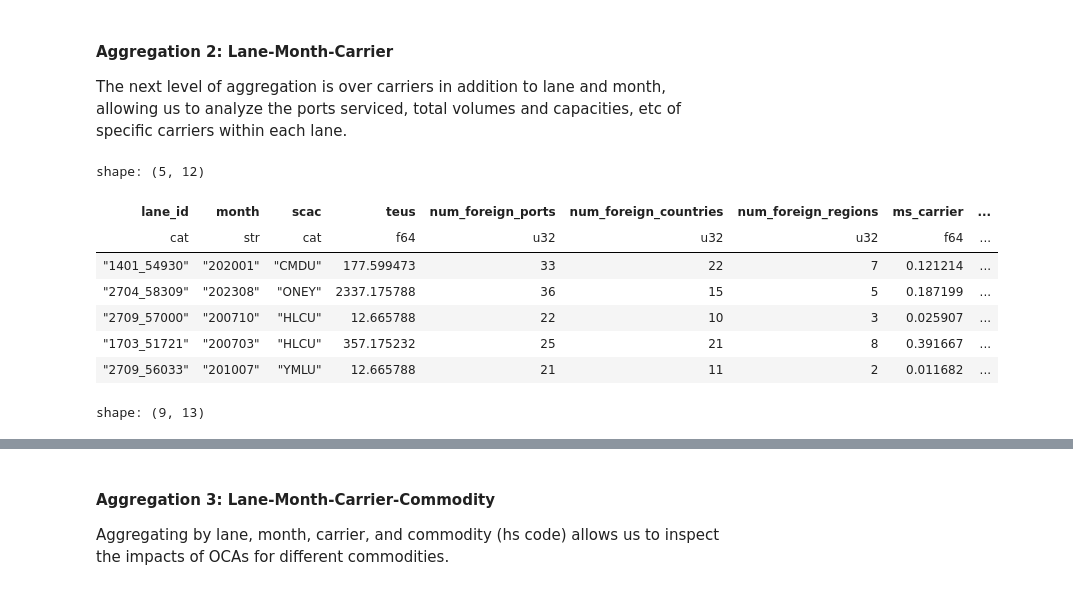
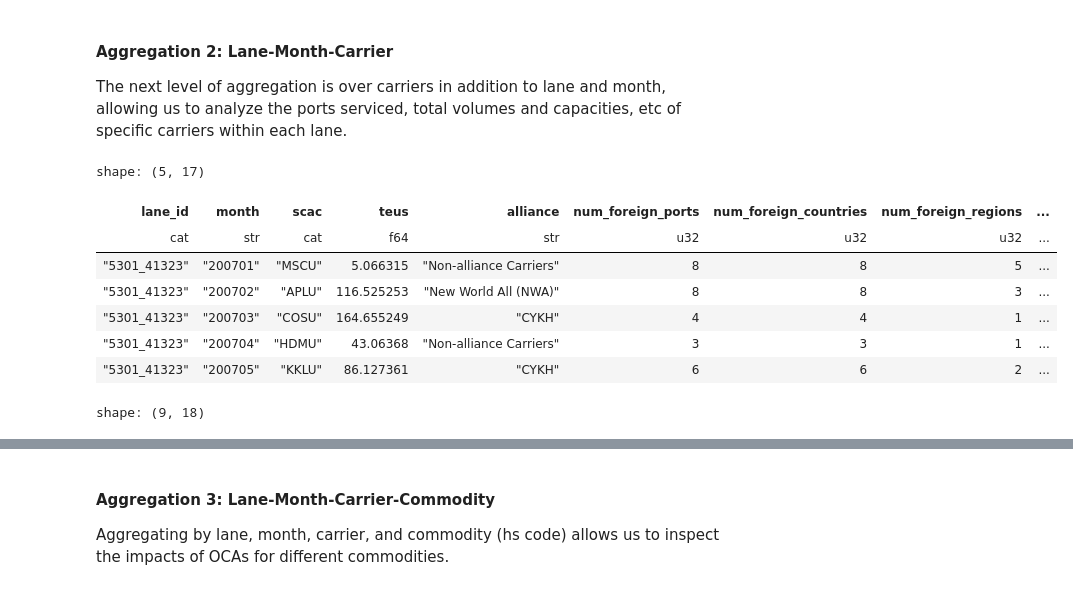
Before and after one commit to epistemetrica/Ocean-Carrier-Alliances-Project, a Jupyter notebook: analysis/oca_analyze_usda.ipynb, the cells around one changed output, grey strips where cells are left out. Drawn from its saved outputs; the diff is of its cells as text; code cells hidden in the pictures.

```diff
--- a/analysis/oca_analyze_usda.ipynb
+++ b/analysis/oca_analyze_usda.ipynb
@@ -235,3 +240,19 @@ long_lf = explode_hscodes(main_lf)
+# %%
+#construct dataframe of all lanes over all months
+
+#get unique lanes
+lanes_df = main_lf.select('lane_id').unique().collect()
+#create df of all months
+all_months_df = pl.DataFrame(
+    pl.date_range(date(2007,1,1), date(2023,12,1), interval='1mo', eager=True)
+    .dt.strftime('%Y%m'),
+    schema={'month':pl.Utf8}
+    )
+#cross join to create full set of unique pairs
+all_lanes_months_df = (
+    lanes_df
+    .join(all_months_df, how='cross')
+)
 # %% [markdown]
 
 #### Aggregation 1: Lane-Month
@@ -346,6 +409,7 @@ lane_month_carrier_lf = (
     .group_by('lane_id', 'month', 'scac')
     .agg(
         teus = pl.col('teus').sum(),
+        alliance = pl.col('alliance').first(),
         num_foreign_ports = pl.col('num_foreign_ports').first(),
         num_foreign_countries = pl.col('num_foreign_countries').first(),
         num_foreign_regions = pl.col('num_foreign_regions').first()
@@ -376,39 +440,72 @@ lane_carrier_cap_lf = (
         pl.when(pl.col('vessel_owner')==pl.col('scac'))
         .then(pl.col('vessel_id'))
         .otherwise(pl.lit(None))
         .alias('vessels')
     )
     #aggregate
     .group_by('lane_id', 'month', 'scac', 'vessels')
     .agg(
         pl.col('vessel_capacity').drop_nulls().first()
     )
     .group_by('lane_id', 'month', 'scac')
     .agg(
         pl.col('vessel_capacity').sum().alias('carrier_lane_capacity'),
         pl.col('vessels').unique().count().alias('num_vessels')
     )
 )
 
 #merge vessel capacities into lane-month lf
 lane_month_carrier_lf = (
     lane_month_carrier_lf
     .join(
         lane_carrier_cap_lf,
         on=['lane_id', 'month', 'scac'],
         how='left'
     )
 )
 
+#merge
+lane_month_carrier_lf = (
+    lane_month_carrier_lf
+    .join(
+        rates_lf,
+        on=['lane_id', 'month'],
+        how='left'
+    )
+)
+
+#coerse frame to include all possible months
+lane_month_carrier_lf = (
+    all_lanes_months_df.lazy()
+    .join(
+        lane_month_carrier_lf,
+        on=['lane_id', 'month'],
+        how='left'
+    )
+    #fill nulls
+    .with_columns(
+        pl.col('teus').fill_null(0),
+        pl.col('num_vessels').fill_null(0),
+        pl.col('num_carriers').fill_null(0),
+        pl.col('num_foreign_ports').fill_null(0),
+        pl.col('num_foreign_countries').fill_null(0),
+        pl.col('num_foreign_regions').fill_null(0),
+        pl.col('carrier_lane_capacity').fill_null(0)
+    )
+)
+
+#save to csv
+lane_month_carrier_lf.collect().write_csv('../data/usda_aggregations/lane_month_carrier.csv')
+
 display(lane_month_carrier_lf.limit(5).collect())
 lane_month_carrier_lf.describe()
 # %% [output]
-shape: (5, 12)
+shape: (5, 17)
-| lane_id | month | scac | teus | num_foreign_ports | num_foreign_countries | num_foreign_regions | ms_carrier | ... |
-| cat | str | cat | f64 | u32 | u32 | u32 | f64 | ... |
-| "1401_54930" | "202001" | "CMDU" | 177.599473 | 33 | 22 | 7 | 0.121214 | ... |
-| "2704_58309" | "202308" | "ONEY" | 2337.175788 | 36 | 15 | 5 | 0.187199 | ... |
-| "2709_57000" | "200710" | "HLCU" | 12.665788 | 22 | 10 | 3 | 0.025907 | ... |
-| "1703_51721" | "200703" | "HLCU" | 357.175232 | 25 | 21 | 8 | 0.391667 | ... |
-| "2709_56033" | "201007" | "YMLU" | 12.665788 | 21 | 11 | 2 | 0.011682 | ... |
+| lane_id | month | scac | teus | alliance | num_foreign_ports | num_foreign_countries | num_foreign_regions | ... |
+| cat | str | cat | f64 | str | u32 | u32 | u32 | ... |
+| "5301_41323" | "200701" | "MSCU" | 5.066315 | "Non-alliance Carriers" | 8 | 8 | 5 | ... |
+| "5301_41323" | "200702" | "APLU" | 116.525253 | "New World All (NWA)" | 8 | 8 | 3 | ... |
+| "5301_41323" | "200703" | "COSU" | 164.655249 | "CYKH" | 4 | 4 | 1 | ... |
+| "5301_41323" | "200704" | "HDMU" | 43.06368 | "Non-alliance Carriers" | 3 | 3 | 1 | ... |
+| "5301_41323" | "200705" | "KKLU" | 86.127361 | "CYKH" | 6 | 6 | 2 | ... |
-shape: (9, 13)
+shape: (9, 18)
```
Also changed, not shown: parts of 7 cells of this notebook.
